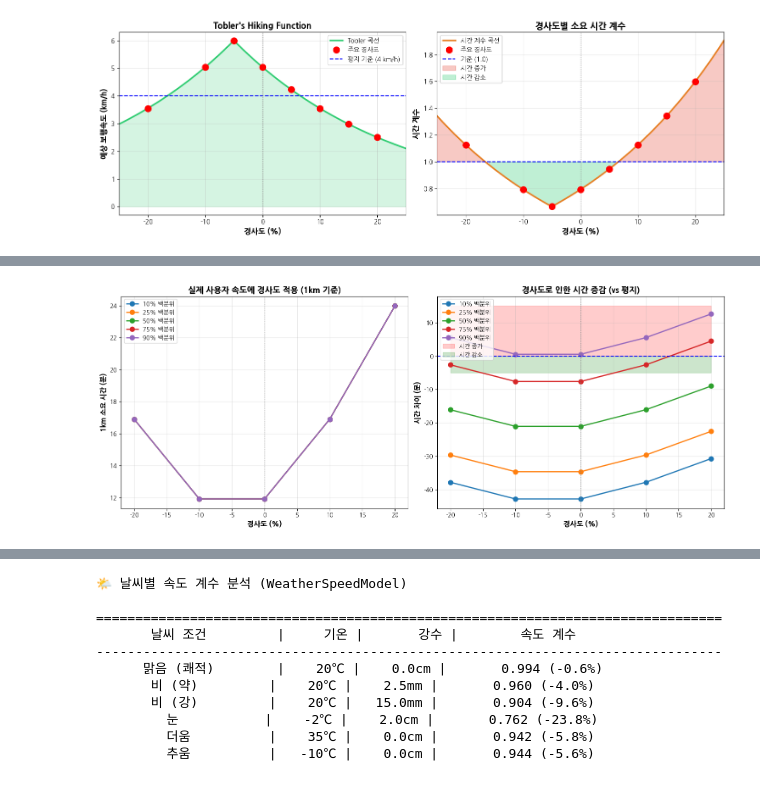
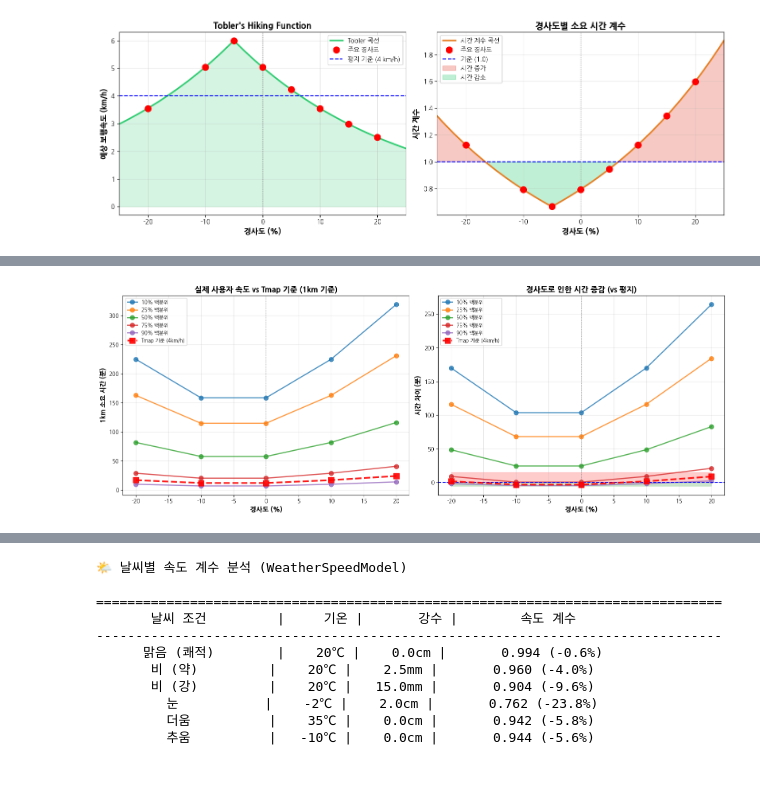
Before and after one commit to CSID-DGU/2025-2-DSCD-3g-07, a Jupyter notebook: backend/personal_speed_analysis.ipynb, the cells around one changed output, grey strips where cells are left out. Drawn from its saved outputs; the diff is of its cells as text; code cells hidden in the pictures.

```diff
--- a/backend/personal_speed_analysis.ipynb
+++ b/backend/personal_speed_analysis.ipynb
@@ -1055,15 +1057,28 @@ for p, speed_mps in zip(percentiles, sample_speeds_mps):
     speed_kmh = speed_mps * 3.6
     print(f"{p:>9}% | {speed_mps:11.3f} | {speed_kmh:11.2f}")
 
+# Tmap 기준 속도 추가
+tmap_base_kmh = 4.0
+print(f"{'Tmap 기준':>10s} | {tmap_base_kmh/3.6:11.3f} | {tmap_base_kmh:11.2f} ⭐")
+
 # 경사도별 실제 영향 계산 (1km 거리 기준)
 distance_km = 1.0
 slopes_test = [-20, -10, 0, 10, 20]
 
 impact_data = []
+
+# 실제 사용자 데이터
 for p, base_speed_kmh in zip(percentiles, sample_speeds_kmh):
+    # 사용자 속도 효과 (4km/h 대비 몇 배 느린가?)
+    user_factor = 4.0 / base_speed_kmh
+
     for slope in slopes_test:
         tobler_speed = tobler_speed_kmh(slope)
-        factor = calculate_slope_time_factor(slope, base_speed_kmh)
+        # ⚠️ FIX: 경사 효과는 항상 4km/h 기준! (Tobler 공식 설계 기준)
+        slope_factor = calculate_slope_time_factor(slope, 4.0)
+
+        # 통합 계수 = 사용자 속도 효과 × 경사 효과
+        factor = user_factor * slope_factor
 
         # 실제 시간 계산 (분)
         base_time_min = (distance_km / base_speed_kmh) * 60
@@ -1077,8 +1092,31 @@ for p, base_speed_kmh in zip(percentiles, sample_speeds_kmh):
             'factor': factor,
             'base_time_min': base_time_min,
             'adjusted_time_min': adjusted_time_min,
-            'time_diff_min': time_diff_min
+            'time_diff_min': time_diff_min,
+            'is_tmap': False
         })
+
+# Tmap 기준 데이터 추가
+for slope in slopes_test:
+    tobler_speed = tobler_speed_kmh(slope)
+    slope_factor = calculate_slope_time_factor(slope, 4.0)
+    # Tmap은 이미 4km/h이므로 user_factor = 1.0
+    factor = 1.0 * slope_factor
+
+    base_time_min = (distance_km / tmap_base_kmh) * 60  # 15분
+    adjusted_time_min = base_time_min * factor
+    time_diff_min = adjusted_time_min - base_time_min
+
+    impact_data.append({
+        'percentile': 'Tmap',
+        'base_speed_kmh': tmap_base_kmh,
+        'slope': slope,
+        'factor': factor,
+        'base_time_min': base_time_min,
+        'adjusted_time_min': adjusted_time_min,
+        'time_diff_min': time_diff_min,
+        'is_tmap': True
+    })
 
 impact_df = pd.DataFrame(impact_data)
 
@@ -1098,19 +1136,38 @@ for p in percentiles:
               f"{row['base_time_min']:10.2f} 분 | {row['adjusted_time_min']:10.2f} 분 | "
               f"{row['time_diff_min']:+8.2f} 분")
 
+# Tmap 기준 출력
+tmap_subset = impact_df[impact_df['percentile'] == 'Tmap']
+base_speed = tmap_subset.iloc[0]['base_speed_kmh']
+print(f"\n⭐ Tmap 기준 (기준 속도: {base_speed:.2f} km/h)")
+print("-" * 90)
+print(f"{'경사도':>8s} | {'시간계수':>10s} | {'평지시간':>12s} | {'경사시간':>12s} | {'차이':>10s}")
+print("-" * 90)
+
+for _, row in tmap_subset.iterrows():
+    print(f"{row['slope']:+7.0f}% | {row['factor']:9.3f} | "
+          f"{row['base_time_min']:10.2f} 분 | {row['adjusted_time_min']:10.2f} 분 | "
+          f"{row['time_diff_min']:+8.2f} 분")
+
 # 시각화: 사용자별 경사 영향
-fig, (ax1, ax2) = plt.subplots(1, 2, figsize=(15, 6))
+fig, (ax1, ax2) = plt.subplots(1, 2, figsize=(16, 6))
 
 # 1. 경사도별 소요 시간 비교
 for p in percentiles:
     subset = impact_df[impact_df['percentile'] == f'{p}%'].sort_values('slope')
     ax1.plot(subset['slope'], subset['adjusted_time_min'],
-             marker='o', linewidth=2, markersize=8, label=f'{p}% 백분위')
+             marker='o', linewidth=2, markersize=8, label=f'{p}% 백분위', alpha=0.8)
+
+# Tmap 기준선 추가 (굵고 눈에 띄게)
+tmap_subset = impact_df[impact_df['percentile'] == 'Tmap'].sort_values('slope')
+ax1.plot(tmap_subset['slope'], tmap_subset['adjusted_time_min'],
+         marker='s', linewidth=3, markersize=10, label='Tmap 기준 (4km/h)',
+         color='red', linestyle='--', alpha=0.9, zorder=10)
 
 ax1.set_xlabel('경사도 (%)', fontsize=12, fontweight='bold')
 ax1.set_ylabel('1km 소요 시간 (분)', fontsize=12, fontweight='bold')
-ax1.set_title('실제 사용자 속도에 경사도 적용 (1km 기준)', fontsize=14, fontweight='bold')
-ax1.legend(loc='upper left')
+ax1.set_title('실제 사용자 속도 vs Tmap 기준 (1km 기준)', fontsize=14, fontweight='bold')
+ax1.legend(loc='upper left', fontsize=9)
 ax1.grid(True, alpha=0.3)
 ax1.axvline(x=0, color='gray', linestyle=':', linewidth=1)
 
@@ -1118,22 +1175,29 @@ ax1.axvline(x=0, color='gray', linestyle=':', linewidth=1)
 for p in percentiles:
     subset = impact_df[impact_df['percentile'] == f'{p}%'].sort_values('slope')
     ax2.plot(subset['slope'], subset['time_diff_min'],
-             marker='o', linewidth=2, markersize=8, label=f'{p}% 백분위')
+             marker='o', linewidth=2, markersize=8, label=f'{p}% 백분위', alpha=0.8)
+
+# Tmap 기준선 추가
+tmap_subset = impact_df[impact_df['percentile'] == 'Tmap'].sort_values('slope')
+ax2.plot(tmap_subset['slope'], tmap_subset['time_diff_min'],
+         marker='s', linewidth=3, markersize=10, label='Tmap 기준 (4km/h)',
+         color='red', linestyle='--', alpha=0.9, zorder=10)
 
 ax2.axhline(y=0, color='blue', linestyle='--', linewidth=1.5)
 ax2.axvline(x=0, color='gray', linestyle=':', linewidth=1)
-ax2.fill_between(slopes_test, 0, 15, alpha=0.2, color='red', label='시간 증가')
-ax2.fill_between(slopes_test, -5, 0, alpha=0.2, color='green', label='시간 감소')
+# fill_between은 연속된 x 범위에서만 제대로 작동하므로 slopes_test 대신 전체 범위 사용
+ax2.fill_between([-20, -10, 0, 10, 20], 0, 15, alpha=0.2, color='red')
+ax2.fill_between([-20, -10, 0, 10, 20], -5, 0, alpha=0.2, color='green')
 ax2.set_xlabel('경사도 (%)', fontsize=12, fontweight='bold')
 ax2.set_ylabel('시간 차이 (분)', fontsize=12, fontweight='bold')
 ax2.set_title('경사도로 인한 시간 증감 (vs 평지)', fontsize=14, fontweight='bold')
-ax2.legend(loc='upper left')
+ax2.legend(loc='upper left', fontsize=9)
 ax2.grid(True, alpha=0.3)
 
 plt.tight_layout()
 plt.show()
 
-print(f"\n✅ 경사도 영향 분석 완료 (샘플 {len(percentiles)}개 속도대, {len(slopes_test)}개 경사도)")
+print(f"\n✅ 경사도 영향 분석 완료 (샘플 {len(percentiles)}개 속도대 + Tmap 기준, {len(slopes_test)}개 경사도)")
 # %% [output]
 🚶 실제 사용자 속도 분포 (CSV 데이터)
 
@@ -1155 +1219 @@ print(f"\n✅ 경사도 영향 분석 완료 (샘플 {len(percentiles)}개 속
-[figure, old version]
+[figure, new version]
```
Also changed, not shown: parts of 45 cells of this notebook, 1 other file.
